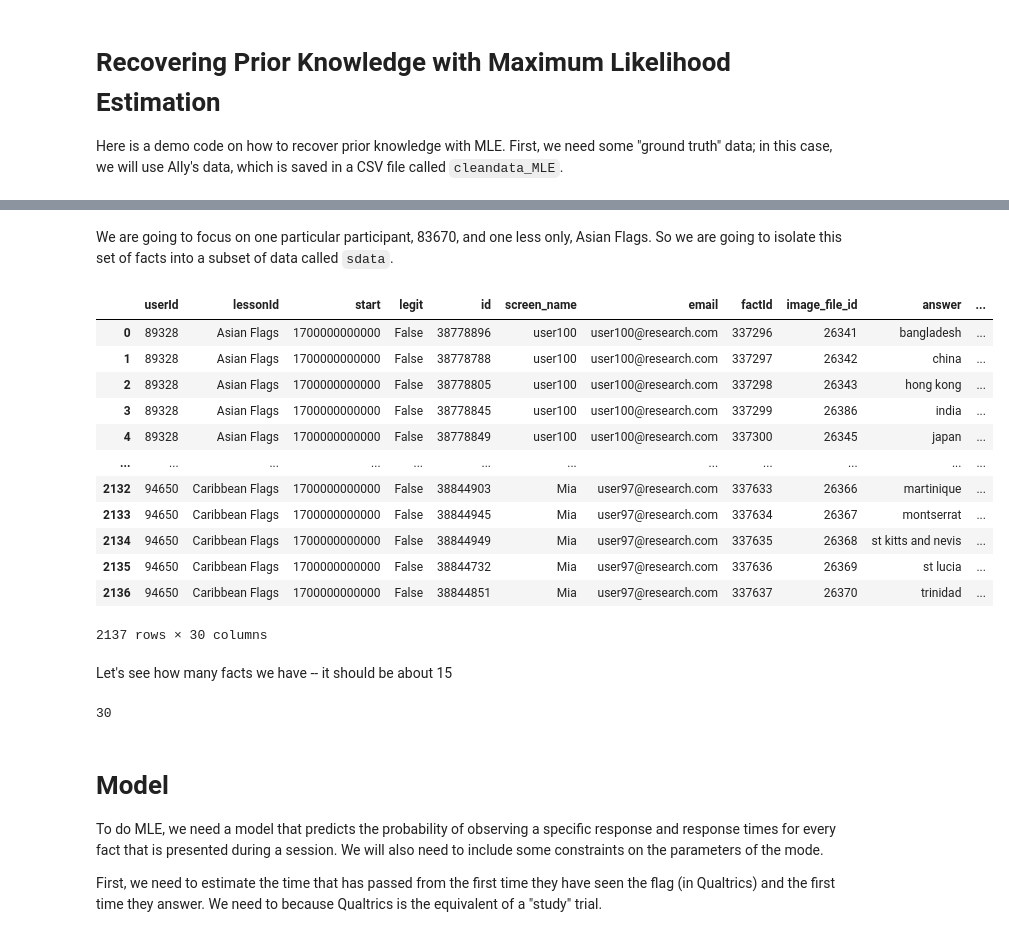
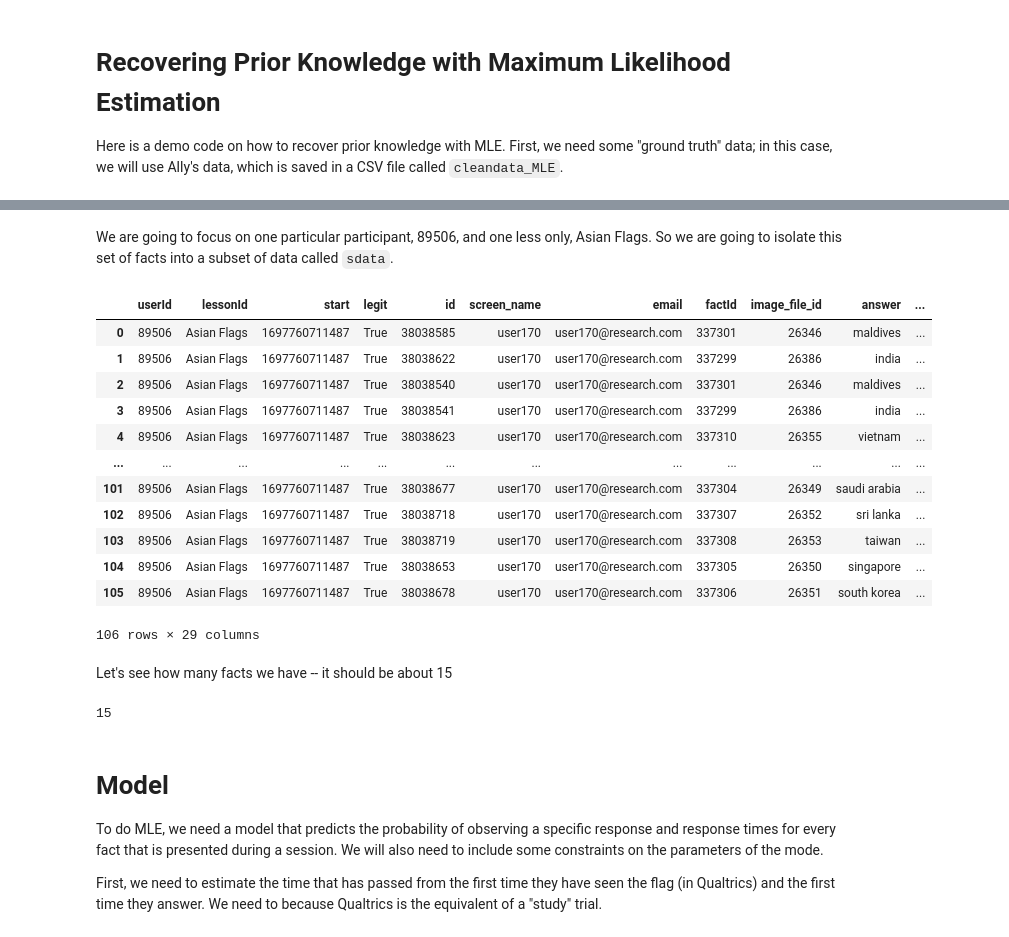
Before and after one commit to UWCCDL/Firefly, a Jupyter notebook: optimize/mle.ipynb, the cells around one changed output, grey strips where cells are left out. Cells and saved outputs as stored; diff of their text form; code cells hidden in the pictures.

```diff
--- a/optimize/mle.ipynb
+++ b/optimize/mle.ipynb
@@ -30,28 +30,29 @@ data
 # %% [markdown]
-We are going to focus on one particular participant, 83670, and one less only, Asian Flags. So we are going to isolate this set of facts into a subset of data called `sdata`.
+We are going to focus on one particular participant, 89506, and one less only, Asian Flags. So we are going to isolate this set of facts into a subset of data called `sdata`.
 # %%
-sdata = data
+sdata = data[data.userId==89506]
+sdata = sdata[data.lessonId=="Asian Flags"]
 sdata
 # %% [output]
 |  | userId | lessonId | start | legit | id | screen_name | email | factId | image_file_id | answer | ... |
-| 0 | 89328 | Asian Flags | 1700000000000 | False | 38778896 | user100 | user100@research.com | 337296 | 26341 | bangladesh | ... |
-| 1 | 89328 | Asian Flags | 1700000000000 | False | 38778788 | user100 | user100@research.com | 337297 | 26342 | china | ... |
-| 2 | 89328 | Asian Flags | 1700000000000 | False | 38778805 | user100 | user100@research.com | 337298 | 26343 | hong kong | ... |
-| 3 | 89328 | Asian Flags | 1700000000000 | False | 38778845 | user100 | user100@research.com | 337299 | 26386 | india | ... |
-| 4 | 89328 | Asian Flags | 1700000000000 | False | 38778849 | user100 | user100@research.com | 337300 | 26345 | japan | ... |
+| 0 | 89506 | Asian Flags | 1697760711487 | True | 38038585 | user170 | user170@research.com | 337301 | 26346 | maldives | ... |
+| 1 | 89506 | Asian Flags | 1697760711487 | True | 38038622 | user170 | user170@research.com | 337299 | 26386 | india | ... |
+| 2 | 89506 | Asian Flags | 1697760711487 | True | 38038540 | user170 | user170@research.com | 337301 | 26346 | maldives | ... |
+| 3 | 89506 | Asian Flags | 1697760711487 | True | 38038541 | user170 | user170@research.com | 337299 | 26386 | india | ... |
+| 4 | 89506 | Asian Flags | 1697760711487 | True | 38038623 | user170 | user170@research.com | 337310 | 26355 | vietnam | ... |
 | ... | ... | ... | ... | ... | ... | ... | ... | ... | ... | ... | ... |
-| 2132 | 94650 | Caribbean Flags | 1700000000000 | False | 38844903 | Mia | user97@research.com | 337633 | 26366 | martinique | ... |
-| 2133 | 94650 | Caribbean Flags | 1700000000000 | False | 38844945 | Mia | user97@research.com | 337634 | 26367 | montserrat | ... |
-| 2134 | 94650 | Caribbean Flags | 1700000000000 | False | 38844949 | Mia | user97@research.com | 337635 | 26368 | st kitts and nevis | ... |
-| 2135 | 94650 | Caribbean Flags | 1700000000000 | False | 38844732 | Mia | user97@research.com | 337636 | 26369 | st lucia | ... |
-| 2136 | 94650 | Caribbean Flags | 1700000000000 | False | 38844851 | Mia | user97@research.com | 337637 | 26370 | trinidad | ... |
+| 101 | 89506 | Asian Flags | 1697760711487 | True | 38038677 | user170 | user170@research.com | 337304 | 26349 | saudi arabia | ... |
+| 102 | 89506 | Asian Flags | 1697760711487 | True | 38038718 | user170 | user170@research.com | 337307 | 26352 | sri lanka | ... |
+| 103 | 89506 | Asian Flags | 1697760711487 | True | 38038719 | user170 | user170@research.com | 337308 | 26353 | taiwan | ... |
+| 104 | 89506 | Asian Flags | 1697760711487 | True | 38038653 | user170 | user170@research.com | 337305 | 26350 | singapore | ... |
+| 105 | 89506 | Asian Flags | 1697760711487 | True | 38038678 | user170 | user170@research.com | 337306 | 26351 | south korea | ... |
-2137 rows × 30 columns
+106 rows × 29 columns
 # %% [markdown]
 Let's see how many facts we have -- it should be about 15
 # %%
 len(set(sdata.factId))
 # %% [output]
-30
+15
 # %% [markdown]
 # Model
 
```
Also changed, not shown: parts of 16 cells of this notebook.
